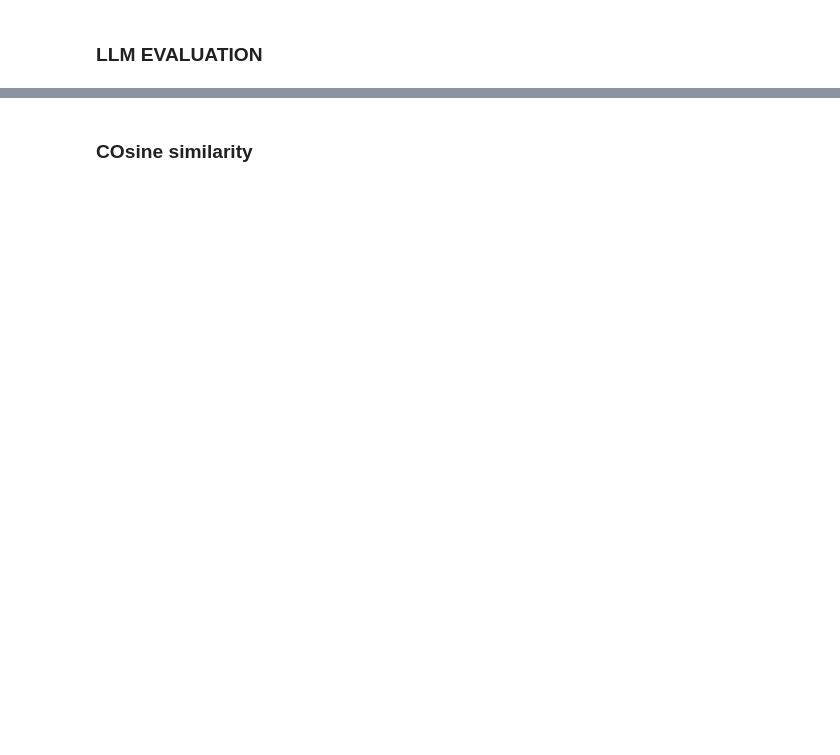
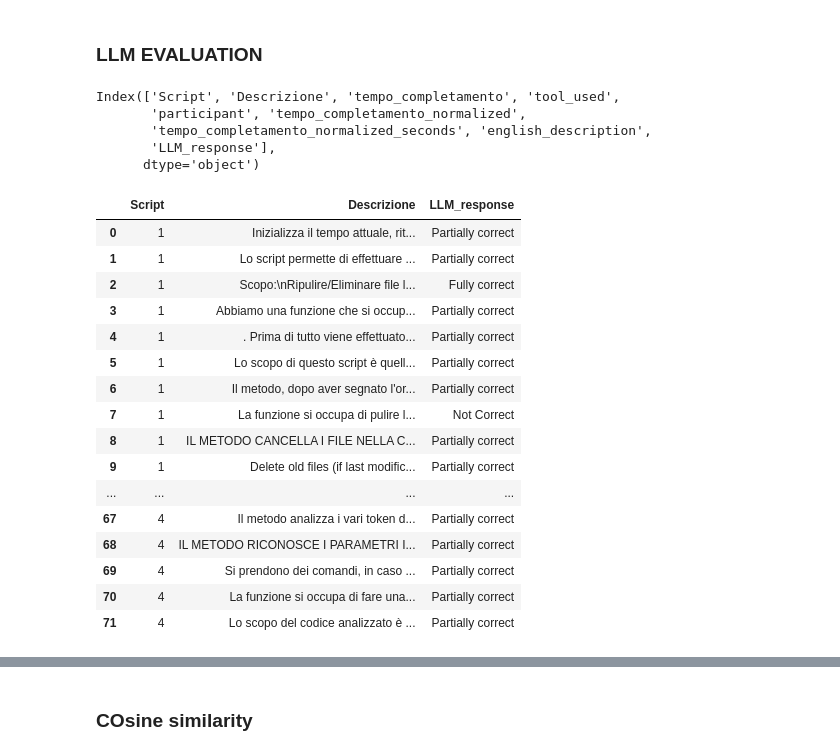
Before and after one commit to leotodisco/TARS_empirical_experiment, a Jupyter notebook: statistical_analysis/RQ1_statistical_analysis.ipynb, the cells around one changed output, grey strips where cells are left out. Drawn from its saved outputs; the diff is of its cells as text; code cells hidden in the pictures; blank space fills up the shorter version.

```diff
--- a/statistical_analysis/RQ1_statistical_analysis.ipynb
+++ b/statistical_analysis/RQ1_statistical_analysis.ipynb
@@ -471,6 +515,36 @@ rq_1_df["LLM_response"] = rq_1_df.progress_apply(
     ),
     axis=1
 )
+# %%
+rq_1_df.columns
+# %% [output]
+Index(['Script', 'Descrizione', 'tempo_completamento', 'tool_used',
+       'participant', 'tempo_completamento_normalized',
+       'tempo_completamento_normalized_seconds', 'english_description',
+       'LLM_response'],
+      dtype='object')
+# %%
+pd.set_option("max_colwidth", 1000)
+pd.set_option("display.max_rows", 1000)
+rq_1_df[["Script", "Descrizione", "LLM_response"]].sort_values(by="Script").reset_index(drop=True)
+# %% [output]
+|  | Script | Descrizione | LLM_response |
+| 0 | 1 | Inizializza il tempo attuale, rit... | Partially correct |
+| 1 | 1 | Lo script permette di effettuare ... | Partially correct |
+| 2 | 1 | Scopo:\nRipulire/Eliminare file l... | Fully correct |
+| 3 | 1 | Abbiamo una funzione che si occup... | Partially correct |
+| 4 | 1 | . Prima di tutto viene effettuato... | Partially correct |
+| 5 | 1 | Lo scopo di questo script è quell... | Partially correct |
+| 6 | 1 | Il metodo, dopo aver segnato l'or... | Partially correct |
+| 7 | 1 | La funzione si occupa di pulire l... | Not Correct |
+| 8 | 1 | IL METODO CANCELLA I FILE NELLA C... | Partially correct |
+| 9 | 1 | Delete old files (if last modific... | Partially correct |
+| ... | ... | ... | ... |
+| 67 | 4 | Il metodo analizza i vari token d... | Partially correct |
+| 68 | 4 | IL METODO RICONOSCE I PARAMETRI I... | Partially correct |
+| 69 | 4 | Si prendono dei comandi, in caso ... | Partially correct |
+| 70 | 4 | La funzione si occupa di fare una... | Partially correct |
+| 71 | 4 | Lo scopo del codice analizzato è ... | Partially correct |
 # %%
 rq_1_df[rq_1_df["tool_used"]==True]["LLM_response"].value_counts()
 # %% [output]
```
Also changed, not shown: parts of 24 cells of this notebook, 3 other files.
